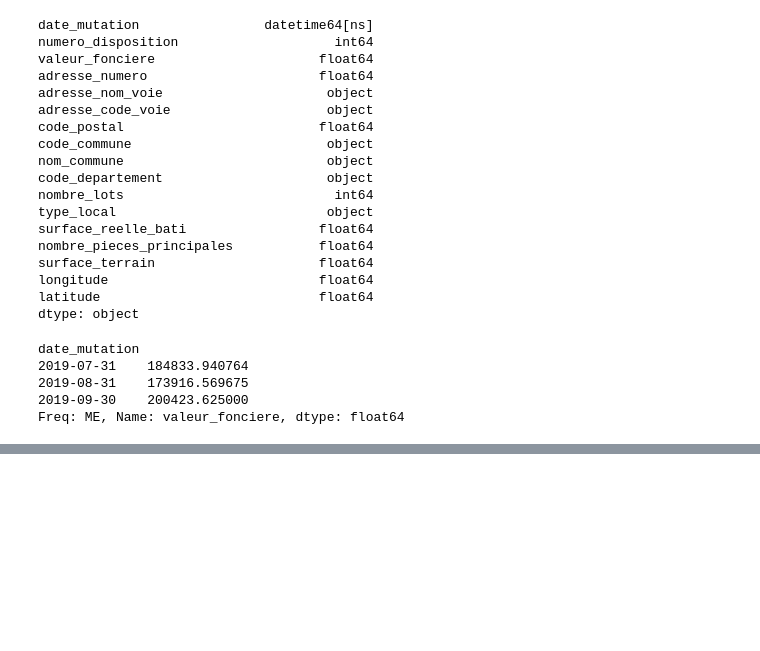
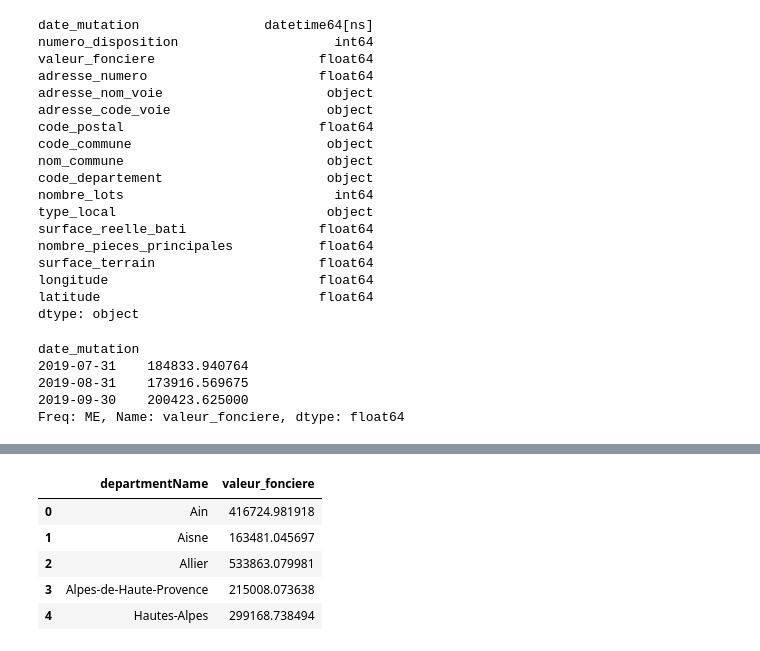
Before and after one commit to MohamedAziz-Khezami/French_House, a Jupyter notebook: dataframes.ipynb, the cells around one changed output, grey strips where cells are left out. Cells and saved outputs as stored; diff of their text form; code cells hidden in the pictures; blank space fills up the shorter version.

```diff
--- a/dataframes.ipynb
+++ b/dataframes.ipynb
@@ -219,0 +310,10 @@ ValueError: Unknown na method database/departments.geojson
+# %%
+h_bar  = h_bar[['departmentName', 'valeur_fonciere']]
+h_bar.head()
+# %% [output]
+|  | departmentName | valeur_fonciere |
+| 0 | Ain | 416724.981918 |
+| 1 | Aisne | 163481.045697 |
+| 2 | Allier | 533863.079981 |
+| 3 | Alpes-de-Haute-Provence | 215008.073638 |
+| 4 | Hautes-Alpes | 299168.738494 |
```
Also changed, not shown: parts of 40 cells of this notebook, 11 other files.
